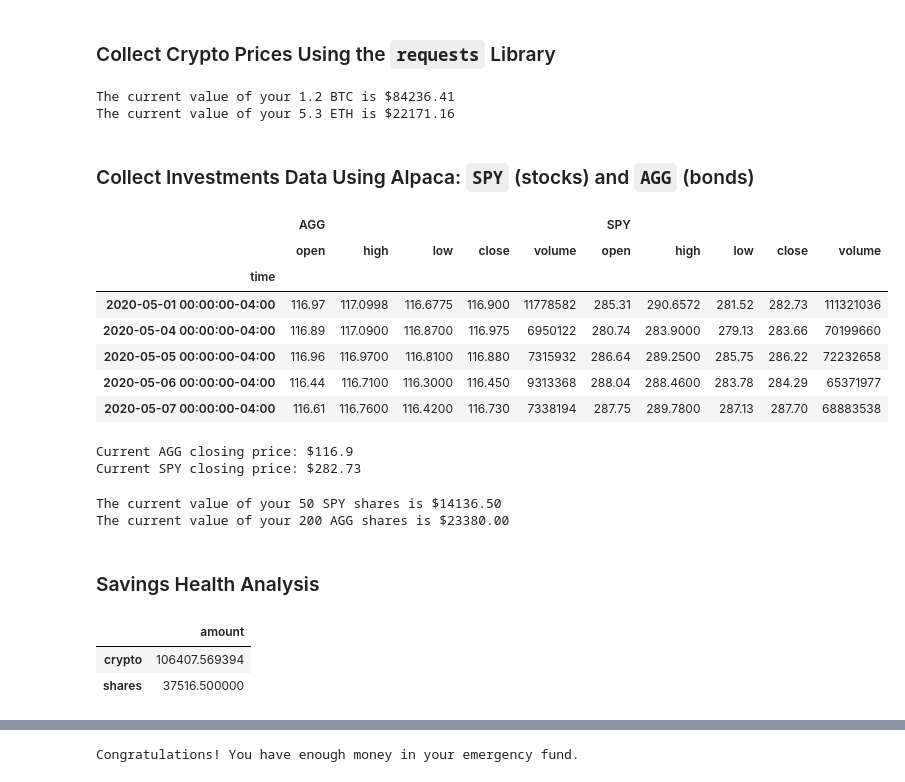
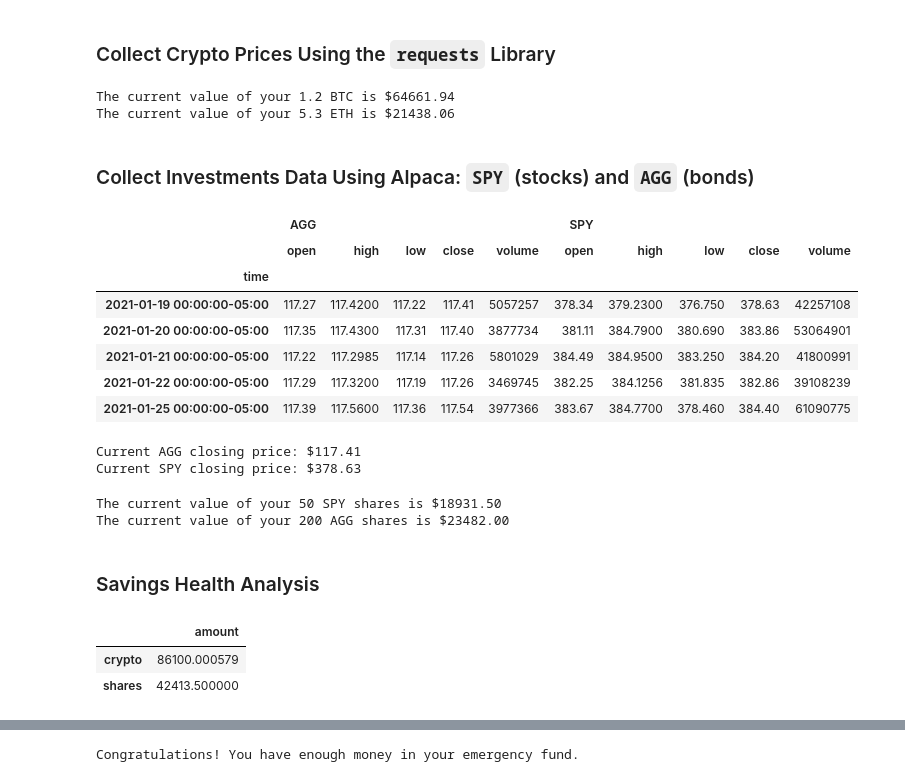
Before and after one commit to jgb161/API-Financial-Planning, a Jupyter notebook: financial-planner.ipynb, the cells around one changed output, grey strips where cells are left out. Cells and saved outputs as stored; diff of their text form; code cells hidden in the pictures.

```diff
--- a/financial-planner.ipynb
+++ b/financial-planner.ipynb
@@ -28,20 +29,25 @@ btc_url = "https://api.alternative.me/v2/ticker/Bitcoin/?convert=CAD"
 eth_url = "https://api.alternative.me/v2/ticker/Ethereum/?convert=CAD"
 # %%
 # Fetch current BTC price
-# YOUR CODE HERE!
+btc_response = requests.get(btc_url).json()
+btc_price = btc_response["data"]["1"]["quotes"]["CAD"]["price"]
+my_btc_value = btc_price * my_btc
 
 # Fetch current ETH price
-# YOUR CODE HERE!
+eth_response = requests.get(eth_url).json()
+eth_price = eth_response["data"]["1027"]["quotes"]["CAD"]["price"]
+my_eth_value = eth_price * my_eth
 
 # Compute current value of my crpto
-# YOUR CODE HERE!
+my_btc_value = btc_price * my_btc
+my_eth_value = eth_price * my_eth
 
 # Print current crypto wallet balance
 print(f"The current value of your {my_btc} BTC is ${my_btc_value:0.2f}")
 print(f"The current value of your {my_eth} ETH is ${my_eth_value:0.2f}")
 # %% [output]
-The current value of your 1.2 BTC is $84236.41
-The current value of your 5.3 ETH is $22171.16
+The current value of your 1.2 BTC is $64661.94
+The current value of your 5.3 ETH is $21438.06
 # %% [markdown]
 ### Collect Investments Data Using Alpaca: `SPY` (stocks) and `AGG` (bonds)
 # %%
@@ -50,70 +56,82 @@ my_agg = 200
 my_spy = 50
 # %%
 # Set Alpaca API key and secret
-# YOUR CODE HERE!
+alpaca_api_key = os.getenv("ALPACA_API_KEY")
+alpaca_secret_key = os.getenv("ALPACA_SECRET_KEY")
 
 # Create the Alpaca API object
-# YOUR CODE HERE!
+api = tradeapi.REST(
+    alpaca_api_key,
+    alpaca_secret_key,
+    api_version = "v2"
+)
 # %%
 # Format current date as ISO format
-# YOUR CODE HERE!
+today = pd.Timestamp("2021-01-19", tz="America/New_York").isoformat()
 
 # Set the tickers
 tickers = ["AGG", "SPY"]
 
 # Set timeframe to '1D' for Alpaca API
 timeframe = "1D"
 
 # Get current closing prices for SPY and AGG
 # (use a limit=1000 parameter to call the most recent 1000 days of data)
-# YOUR CODE HERE!
+df_ticker = api.get_barset(
+    tickers,
+    timeframe,
+    start=today,
+    limit=1000
+).df
 
 # Preview DataFrame
-# YOUR CODE HERE!
+df_ticker.head()
 # %% [output]
 |  | AGG |  |  |  |  | SPY |  |  |  |  |
 |  | open | high | low | close | volume | open | high | low | close | volume |
 | time |  |  |  |  |  |  |  |  |  |  |
-| 2020-05-01 00:00:00-04:00 | 116.97 | 117.0998 | 116.6775 | 116.900 | 11778582 | 285.31 | 290.6572 | 281.52 | 282.73 | 111321036 |
-| 2020-05-04 00:00:00-04:00 | 116.89 | 117.0900 | 116.8700 | 116.975 | 6950122 | 280.74 | 283.9000 | 279.13 | 283.66 | 70199660 |
-| 2020-05-05 00:00:00-04:00 | 116.96 | 116.9700 | 116.8100 | 116.880 | 7315932 | 286.64 | 289.2500 | 285.75 | 286.22 | 72232658 |
-| 2020-05-06 00:00:00-04:00 | 116.44 | 116.7100 | 116.3000 | 116.450 | 9313368 | 288.04 | 288.4600 | 283.78 | 284.29 | 65371977 |
-| 2020-05-07 00:00:00-04:00 | 116.61 | 116.7600 | 116.4200 | 116.730 | 7338194 | 287.75 | 289.7800 | 287.13 | 287.70 | 68883538 |
+| 2021-01-19 00:00:00-05:00 | 117.27 | 117.4200 | 117.22 | 117.41 | 5057257 | 378.34 | 379.2300 | 376.750 | 378.63 | 42257108 |
+| 2021-01-20 00:00:00-05:00 | 117.35 | 117.4300 | 117.31 | 117.40 | 3877734 | 381.11 | 384.7900 | 380.690 | 383.86 | 53064901 |
+| 2021-01-21 00:00:00-05:00 | 117.22 | 117.2985 | 117.14 | 117.26 | 5801029 | 384.49 | 384.9500 | 383.250 | 384.20 | 41800991 |
+| 2021-01-22 00:00:00-05:00 | 117.29 | 117.3200 | 117.19 | 117.26 | 3469745 | 382.25 | 384.1256 | 381.835 | 382.86 | 39108239 |
+| 2021-01-25 00:00:00-05:00 | 117.39 | 117.5600 | 117.36 | 117.54 | 3977366 | 383.67 | 384.7700 | 378.460 | 384.40 | 61090775 |
 # %%
 # Pick AGG and SPY close prices
-# YOUR CODE HERE!
+agg_close_price = float(df_ticker["AGG"]["close"][0])
+spy_close_price = float(df_ticker["SPY"]["close"][0])
 
 # Print AGG and SPY close prices
 print(f"Current AGG closing price: ${agg_close_price}")
 print(f"Current SPY closing price: ${spy_close_price}")
 # %% [output]
-Current AGG closing price: $116.9
-Current SPY closing price: $282.73
+Current AGG closing price: $117.41
+Current SPY closing price: $378.63
 # %%
 # Compute the current value of shares
-# YOUR CODE HERE!
+agg_value = agg_close_price * my_agg
+spy_value = spy_close_price * my_spy
 
 # Print current value of shares
-print(f"The current value of your {my_spy} SPY shares is ${my_spy_value:0.2f}")
-print(f"The current value of your {my_agg} AGG shares is ${my_agg_value:0.2f}")
+print(f"The current value of your {my_spy} SPY shares is ${spy_value:0.2f}")
+print(f"The current value of your {my_agg} AGG shares is ${agg_value:0.2f}")
 # %% [output]
-The current value of your 50 SPY shares is $14136.50
-The current value of your 200 AGG shares is $23380.00
+The current value of your 50 SPY shares is $18931.50
+The current value of your 200 AGG shares is $23482.00
 # %% [markdown]
 ### Savings Health Analysis
 # %%
 # Set monthly household income
-# YOUR CODE HERE!
+monthly_income = 12000
 
 # Consolidate financial assets data
-# YOUR CODE HERE!
+savings_data = [my_btc_value + my_eth_value, agg_value + spy_value]
 
 # Create savings DataFrame
-# YOUR CODE HERE!
+df_savings = pd.DataFrame(savings_data, columns=["amount"], index=["crypto", "shares"])
 
 # Display savings DataFrame
 display(df_savings)
 # %% [output]
 |  | amount |
-| crypto | 106407.569394 |
-| shares | 37516.500000 |
+| crypto | 86100.000579 |
+| shares | 42413.500000 |
```
Also changed, not shown: parts of 12 cells of this notebook.
